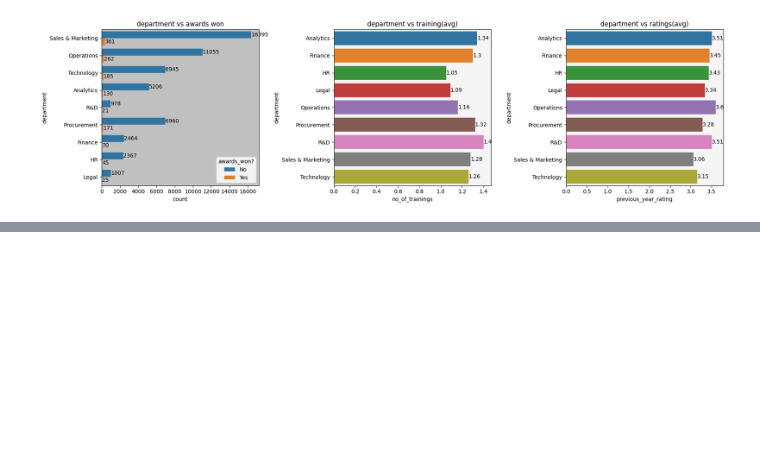
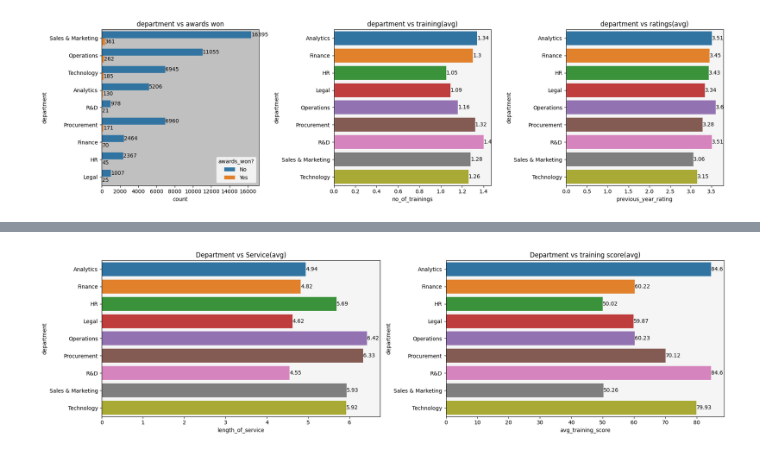
Before and after one commit to Akshay-Paunikar/HR_Analytics, a Jupyter notebook: notebook/hr_analytics_EDA.ipynb, the cells around one changed output, grey strips where cells are left out. Saved outputs shown, nothing was run; the diff lists cells and outputs as text; code cells hidden in the pictures; blank space fills up the shorter version.

```diff
--- a/notebook/hr_analytics_EDA.ipynb
+++ b/notebook/hr_analytics_EDA.ipynb
@@ -875,0 +880,4 @@ plt.show()
+# %%
+# department vs length of service(avg)
+department_service = train_data.groupby(['department'])['length_of_service'].mean().reset_index().round(2)
+department_service
@@ -875,0 +895,4 @@ plt.show()
+# %%
+# department vs avg. training score
+department_score = train_data.groupby(['department'])['avg_training_score'].mean().reset_index().round(2)
+department_score
@@ -875,0 +910,27 @@ plt.show()
+# %%
+plt.figure(figsize=(18,5))
+
+# department vs length of service(avg)
+
+ax1 = plt.subplot2grid((1,2),(0,0))
+
+sns.barplot(y='department', x='length_of_service', data=department_service, ci=None, ax=ax1)
+for i in ax1.containers:
+    ax1.bar_label(i)
+ax1.set_facecolor('whitesmoke')
+plt.title("Department vs Service(avg)")
+
+# department vs avg. training score
+
+ax2 = plt.subplot2grid((1,2),(0,1))
+
+sns.barplot(y='department', x='avg_training_score', data=department_score, ci=None, ax=ax2)
+for i in ax2.containers:
+    ax2.bar_label(i)
+ax2.set_facecolor('whitesmoke')
+plt.title("Department vs training score(avg)")
+
+plt.tight_layout()
+plt.show()
+# %% [output]
+[figure, added]
```
Also changed, not shown: parts of 5 cells of this notebook.
